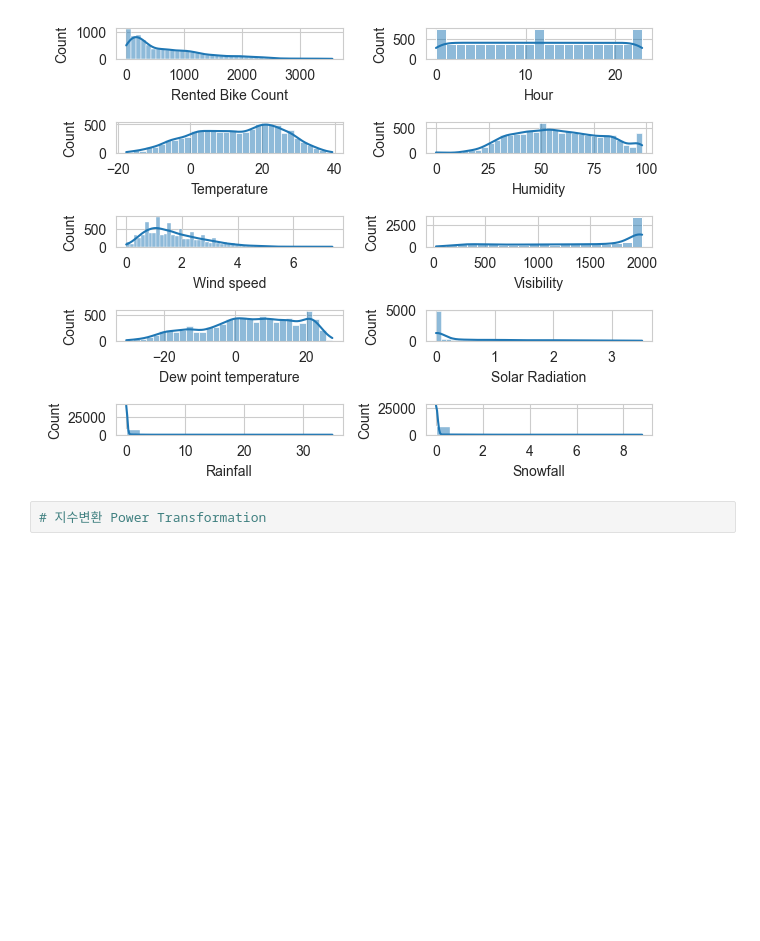
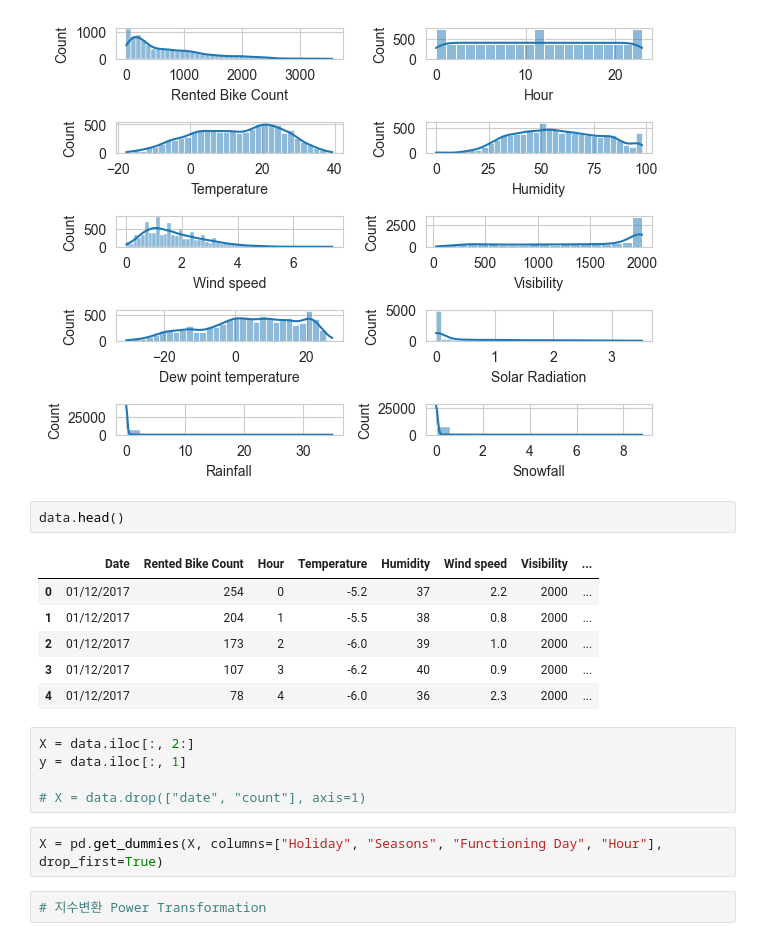
Before and after one commit to YimJeoYeol/e_commerce, a Jupyter notebook: 11_공유자전거 수요예측/sharebike.ipynb, the cells around one changed output. Cells and saved outputs as stored; diff of their text form; blank space fills up the shorter version.

```diff
--- a/11_공유자전거 수요예측/sharebike.ipynb
+++ b/11_공유자전거 수요예측/sharebike.ipynb
@@ -118,6 +118,22 @@ for i, col in enumerate(data.select_dtypes(["float64", "int64"])):
 plt.tight_layout()
 # %% [output]
 [figure]
+# %%
+data.head()
+# %% [output]
+|  | Date | Rented Bike Count | Hour | Temperature | Humidity | Wind speed | Visibility | ... |
+| 0 | 01/12/2017 | 254 | 0 | -5.2 | 37 | 2.2 | 2000 | ... |
+| 1 | 01/12/2017 | 204 | 1 | -5.5 | 38 | 0.8 | 2000 | ... |
+| 2 | 01/12/2017 | 173 | 2 | -6.0 | 39 | 1.0 | 2000 | ... |
+| 3 | 01/12/2017 | 107 | 3 | -6.2 | 40 | 0.9 | 2000 | ... |
+| 4 | 01/12/2017 | 78 | 4 | -6.0 | 36 | 2.3 | 2000 | ... |
+# %%
+X = data.iloc[:, 2:]
+y = data.iloc[:, 1]
+
+# X = data.drop(["date", "count"], axis=1)
+# %%
+X = pd.get_dummies(X, columns=["Holiday", "Seasons", "Functioning Day", "Hour"], drop_first=True)
 # %%
 # 지수변환 Power Transformation
 # %%
```
Also changed, not shown: parts of 25 cells of this notebook.
